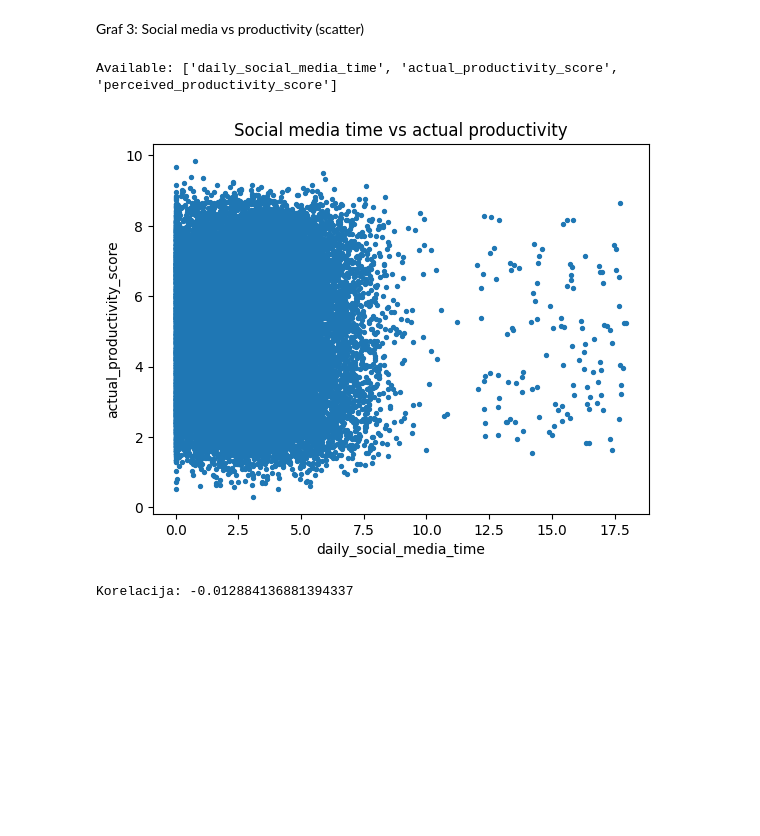
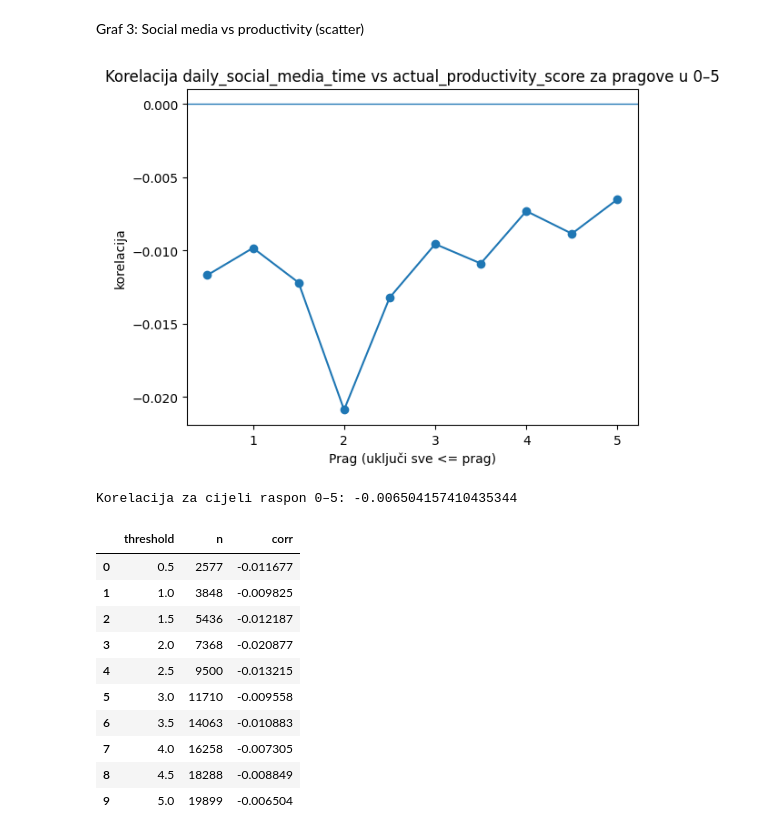
Before and after one commit to djasek21foi/PAP_PROJEKT, a Jupyter notebook: notebooks/04_analysis.ipynb, the cells around one changed output. Cells and saved outputs as stored; diff of their text form; code cells hidden in the pictures; blank space fills up the shorter version.

Commit message:
graph 4 - tw on sm

```diff
--- a/notebooks/04_analysis.ipynb
+++ b/notebooks/04_analysis.ipynb
@@ -197,24 +197,48 @@ Korelacija daily_minutes vs internet_pct: 0.8855538469368354
 [figure]
 # %% [markdown]
 Graf 3: Social media vs productivity (scatter)
-# %%
-# ovo radi samo ako te kolone postoje u integrated_individual
-cols = ["daily_social_media_time", "actual_productivity_score", "perceived_productivity_score"]
-available = [c for c in cols if c in ind.columns]
-print("Available:", available)
-
-
-if "daily_social_media_time" in ind.columns and "actual_productivity_score" in ind.columns:
-    df = ind.dropna(subset=["daily_social_media_time", "actual_productivity_score"])
-    plt.figure()
-    plt.scatter(df["daily_social_media_time"], df["actual_productivity_score"], s=8)
-    plt.title("Social media time vs actual productivity")
-    plt.xlabel("daily_social_media_time")
-    plt.ylabel("actual_productivity_score")
-    plt.show()
-
-    print("Korelacija:", df[["daily_social_media_time","actual_productivity_score"]].corr().iloc[0,1])
-# %% [output]
-Available: ['daily_social_media_time', 'actual_productivity_score', 'perceived_productivity_score']
-[figure, removed]
-Korelacija: -0.012884136881394337
+# %%
+import numpy as np
+import pandas as pd
+import matplotlib.pyplot as plt
+
+xcol = "daily_social_media_time"
+ycol = "actual_productivity_score"
+
+df = ind[[xcol, ycol]].dropna().copy()
+df = df[df[xcol].between(0, 5)].copy()
+
+thresholds = np.arange(0.5, 5.0 + 0.5, 0.5)
+rows = []
+
+for t in thresholds:
+    sub = df[df[xcol] <= t]
+    corr = sub[[xcol, ycol]].corr(numeric_only=True).iloc[0, 1] if len(sub) > 5 else np.nan
+    rows.append({"threshold": t, "n": len(sub), "corr": corr})
+
+corr_df = pd.DataFrame(rows)
+
+plt.figure()
+plt.plot(corr_df["threshold"], corr_df["corr"], marker="o")
+plt.axhline(0, linewidth=1)
+plt.xlabel("Prag (uključi sve <= prag)")
+plt.ylabel("korelacija")
+plt.title(f"Korelacija {xcol} vs {ycol} za pragove u 0–5")
+plt.show()
+correlation = corr_df.iloc[-1]["corr"] if len(corr_df) > 0 else None
+print(f"Korelacija za cijeli raspon 0–5: {correlation}")
+display(corr_df)
+# %% [output]
+[figure, added]
+Korelacija za cijeli raspon 0–5: -0.006504157410435344
+|  | threshold | n | corr |
+| 0 | 0.5 | 2577 | -0.011677 |
+| 1 | 1.0 | 3848 | -0.009825 |
+| 2 | 1.5 | 5436 | -0.012187 |
+| 3 | 2.0 | 7368 | -0.020877 |
+| 4 | 2.5 | 9500 | -0.013215 |
+| 5 | 3.0 | 11710 | -0.009558 |
+| 6 | 3.5 | 14063 | -0.010883 |
+| 7 | 4.0 | 16258 | -0.007305 |
+| 8 | 4.5 | 18288 | -0.008849 |
+| 9 | 5.0 | 19899 | -0.006504 |
```
Also changed, not shown: parts of 2 cells of this notebook.
